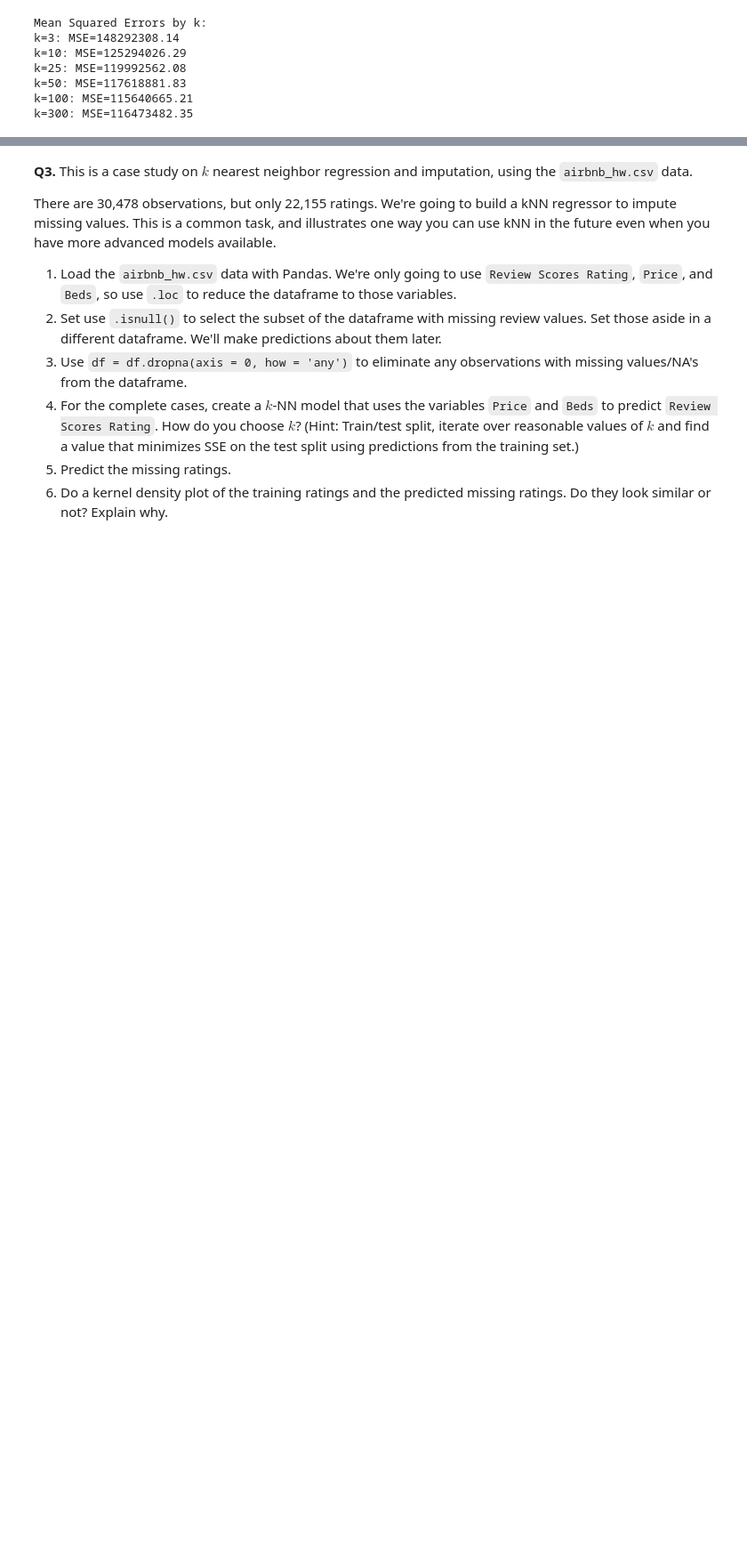
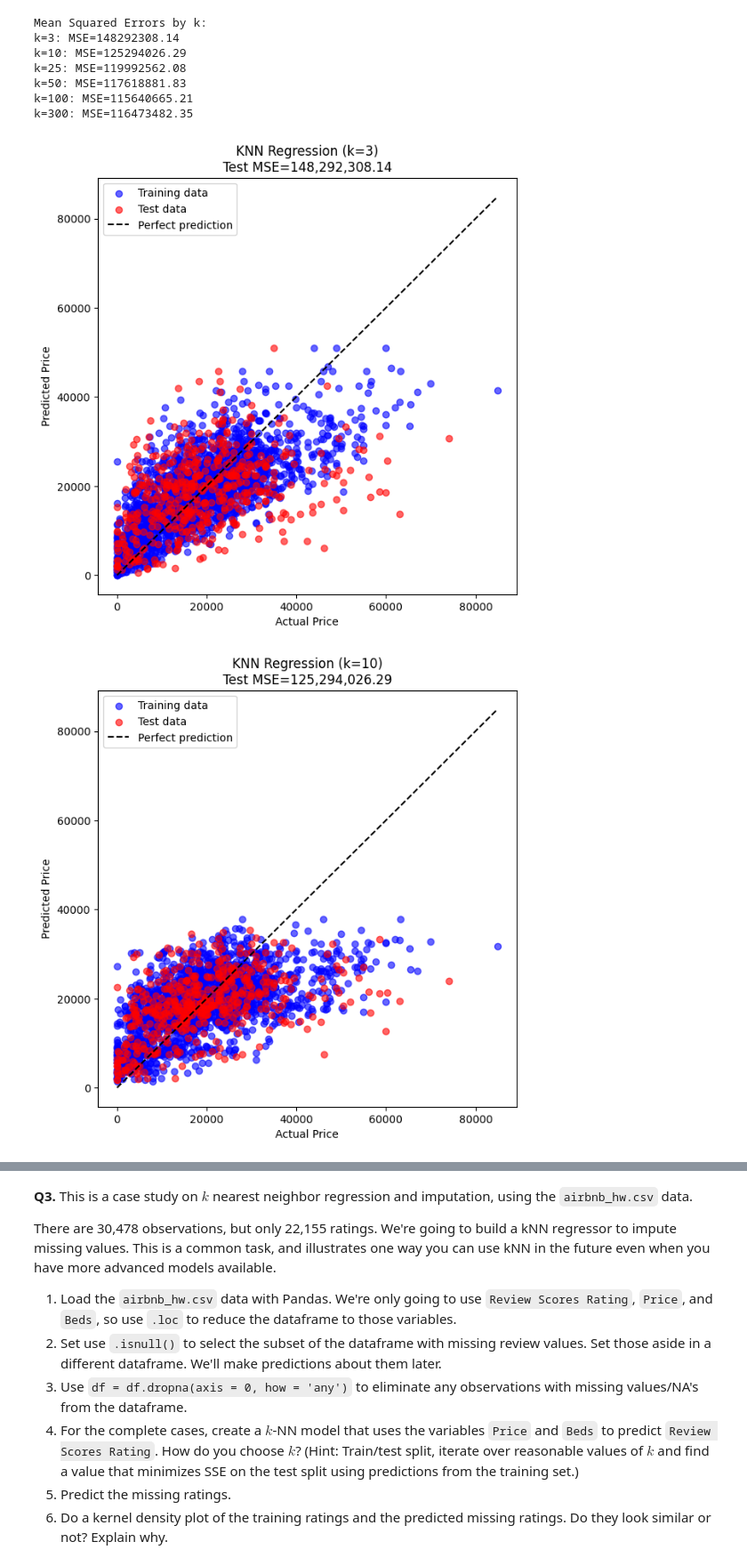
Before and after one commit to bburt26/knn_assignment, a Jupyter notebook: assignment_knn.ipynb, the cells around one changed output, grey strips where cells are left out. Shown at 89% size. Drawn from its saved outputs; the diff is of its cells as text; code cells hidden in the pictures; blank space fills up the shorter version.

```diff
--- a/assignment_knn.ipynb
+++ b/assignment_knn.ipynb
@@ -216,3 +229,47 @@ k=25: MSE=119992562.08
 k=50: MSE=117618881.83
 k=100: MSE=115640665.21
 k=300: MSE=116473482.35
+# %%
+import matplotlib.pyplot as plt
+from sklearn.neighbors import KNeighborsRegressor
+from sklearn.metrics import mean_squared_error
+
+k_values = [3, 10, 25, 50, 100, 300]
+
+for k in k_values:
+    # --- Train model ---
+    model = KNeighborsRegressor(n_neighbors=k)
+    model.fit(X_train, y_train)
+
+    # Predictions
+    y_train_pred = model.predict(X_train)
+    y_eval_pred = model.predict(X_test)
+
+    # Compute MSE for test set
+    mse = mean_squared_error(y_test, y_eval_pred)
+
+    # --- Plot ---
+    plt.figure(figsize=(7,7))
+
+    # Training data (blue)
+    plt.scatter(y_train, y_train_pred, color="blue", alpha=0.6, label="Training data")
+
+    # Test data (red)
+    plt.scatter(y_test, y_eval_pred, color="red", alpha=0.6, label="Test data")
+
+    # 45-degree line
+    lims = [
+        min(y_train.min(), y_test.min(), y_train_pred.min(), y_eval_pred.min()),
+        max(y_train.max(), y_test.max(), y_train_pred.max(), y_eval_pred.max())
+    ]
+    plt.plot(lims, lims, "k--", label="Perfect prediction")
+
+    # Labels, title, legend
+    plt.xlabel("Actual Price")
+    plt.ylabel("Predicted Price")
+    plt.title(f"KNN Regression (k={k})\nTest MSE={mse:,.2f}")
+    plt.legend()
+    plt.show()
+# %% [output]
+[figure, added]
+[figure, added]
```
Also changed, not shown: parts of 7 cells of this notebook.
